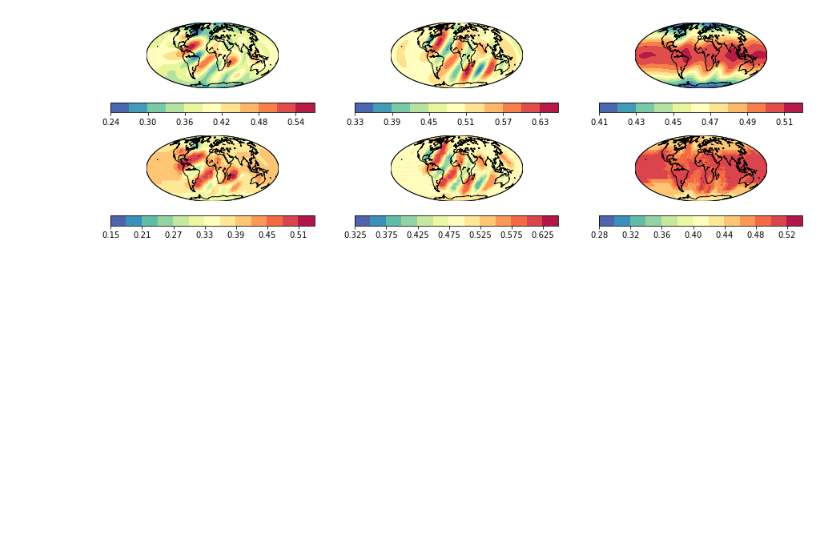
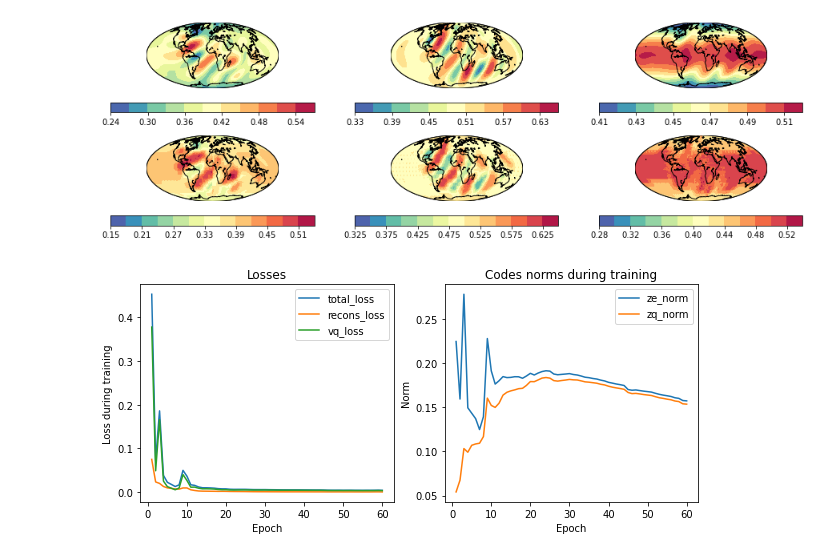
Before and after one commit to yezy17/DIDA_VQ-VAE, a Jupyter notebook: VQVAE_withPixelCNN.ipynb, the cells around one changed output. Drawn from its saved outputs; the diff is of its cells as text; code cells hidden in the pictures; blank space fills up the shorter version.

```diff
--- a/VQVAE_withPixelCNN.ipynb
+++ b/VQVAE_withPixelCNN.ipynb
@@ -367,3 +367,24 @@ The dedent function was deprecated in Matplotlib 3.1 and will be removed in 3.3.
   del sys.path[0]
 The dedent function was deprecated in Matplotlib 3.1 and will be removed in 3.3. Use inspect.cleandoc instead.
 [figure]
+# %%
+num_epochs = range(1, len(history.history["loss"]) + 1)
+plt.figure(figsize=(10, 4))
+plt.subplot(1, 2, 1)
+plt.plot(num_epochs, history.history["loss"], label="total_loss")
+plt.plot(num_epochs, history.history["decoder_loss"], label="recons_loss")
+plt.plot(num_epochs, history.history["latent_codes_loss"], label="vq_loss")
+plt.xlabel("Epoch")
+plt.ylabel("Loss during training")
+plt.legend()
+plt.title("Losses")
+plt.subplot(1, 2, 2)
+plt.plot(num_epochs, history.history["latent_codes_ze_norm"], label="ze_norm")
+plt.plot(num_epochs, history.history["latent_codes_zq_norm"], label="zq_norm")
+plt.xlabel("Epoch")
+plt.ylabel("Norm")
+plt.title("Codes norms during training")
+plt.legend()
+plt.show()
+# %% [output]
+[figure, added]
```
Also changed, not shown: parts of 6 cells of this notebook.
